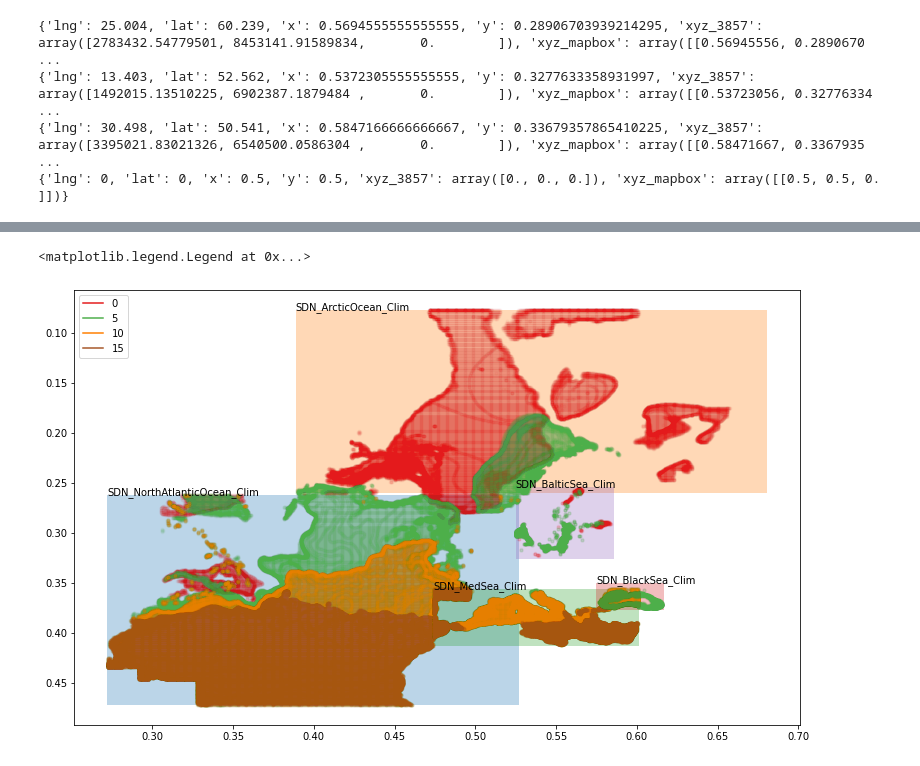
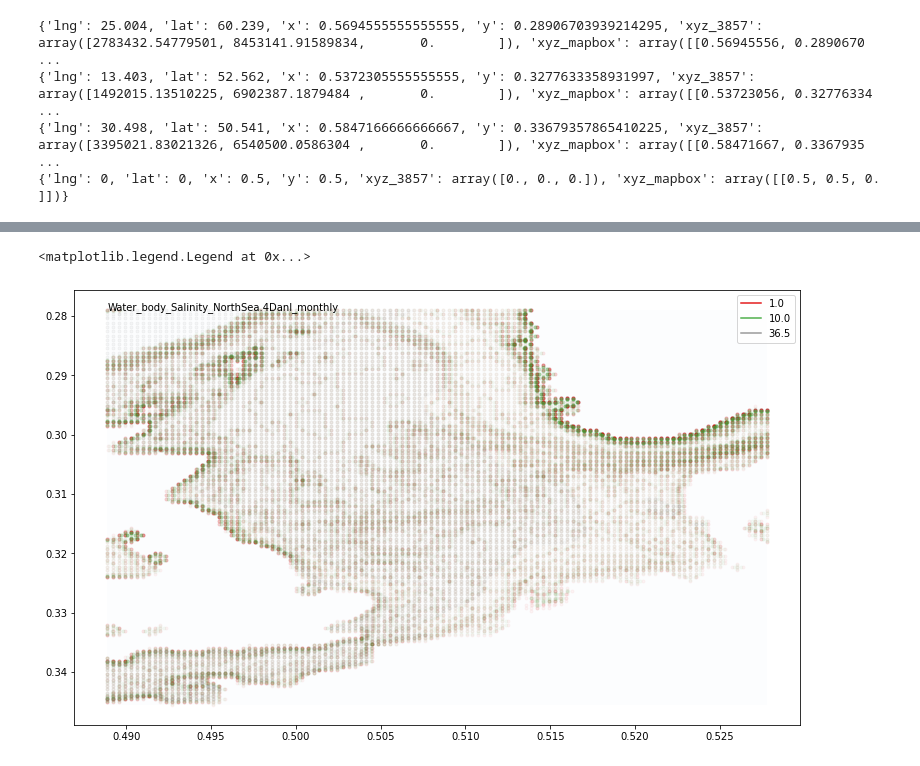
Before and after one commit to openearth/sdc-visualization, a Jupyter notebook: notebooks/isosurface.ipynb, the cells around one changed output, grey strips where cells are left out. Saved outputs shown, nothing was run; the diff lists cells and outputs as text; code cells hidden in the pictures.

```diff
--- a/notebooks/isosurface.ipynb
+++ b/notebooks/isosurface.ipynb
@@ -52,7 +52,7 @@ def scale_at_lat(lat):
     meter_at_0 = meter_in_mercator_coordinate_units(mercator_y_from_lat(0))
     return meter_at_lat / meter_at_0
 # %%
-ds_paths = list(pathlib.Path('~/data/odv/climatology').expanduser().glob('SDN_*.nc'))
+ds_paths = list(pathlib.Path('~/data/odv/climatology').expanduser().glob('Water*.nc'))
 
 wgs84 = osgeo.osr.SpatialReference()
 webmercator = osgeo.osr.SpatialReference()
@@ -287,9 +306,9 @@ def compute_contours(ds_path, variable='Temperature', percentiles=None):
 # %%
 # two degrees
-percentiles = np.array([0, 5, 10, 15])
+percentiles = np.array([1, 10, 36.5])
 results = []
 for ds_path in ds_paths:
-    meta, contours = compute_contours(ds_path, variable='Temperature', percentiles=percentiles)
+    meta, contours = compute_contours(ds_path, variable='Salinity', percentiles=percentiles)
     results.append({
         "meta": meta,
         "contours": contours
@@ -308,37 +319,37 @@ for ds_path in ds_paths:
 # %%
 fig, ax = plt.subplots(figsize=(13, 8))
-N = matplotlib.colors.Normalize(0, 20)
+N = matplotlib.colors.Normalize(np.min(meta['percentiles']), np.max(meta['percentiles']))
 for result in results:
     meta, contours = result['meta'], result['contours']
 
     colors = matplotlib.cm.Set1(N(meta['percentiles']))
 
     for color, contour, percentile in list(zip(colors, contours, meta['percentiles'])):
         df =  pd.DataFrame(contour.points, columns=['x', 'y', 'z'])
         ax.plot(df.x, df.y, '.', alpha=0.04, color=color)
     rect = np.array([
         [meta['x_min'], meta['y_min']],
         [meta['x_max'], meta['y_min']],
         [meta['x_max'], meta['y_max']],
         [meta['x_min'], meta['y_max']]
     ])
     ax.annotate(pathlib.Path(meta['path']).stem, [meta['x_min'], meta['y_min']])
-    ax.fill(rect[:, 0], rect[:, 1], alpha=0.3)
+    ax.fill(rect[:, 0], rect[:, 1], alpha=0.01)
 
 ylim = ax.get_ylim()[::-1]
 xlim = ax.get_xlim()
-colors = matplotlib.cm.Set1(N(percentiles))
+colors = matplotlib.cm.Set1(N(meta['percentiles']))
 # render offscreen
-for percentile, color in zip(percentiles, colors):
+for percentile, color in zip(meta['percentiles'], colors):
     ax.plot(0, 0, color=color, label=percentile)
 # reset limits
 ax.set_ylim(ylim)
 ax.set_xlim(xlim)
 
 ax.legend()
 # %% [output]
 <matplotlib.legend.Legend at 0x...>
-[figure, old version]
+[figure, new version]
 # %%
 N = matplotlib.colors.Normalize(0, 20)
 
```
Also changed, not shown: parts of 8 cells of this notebook.
